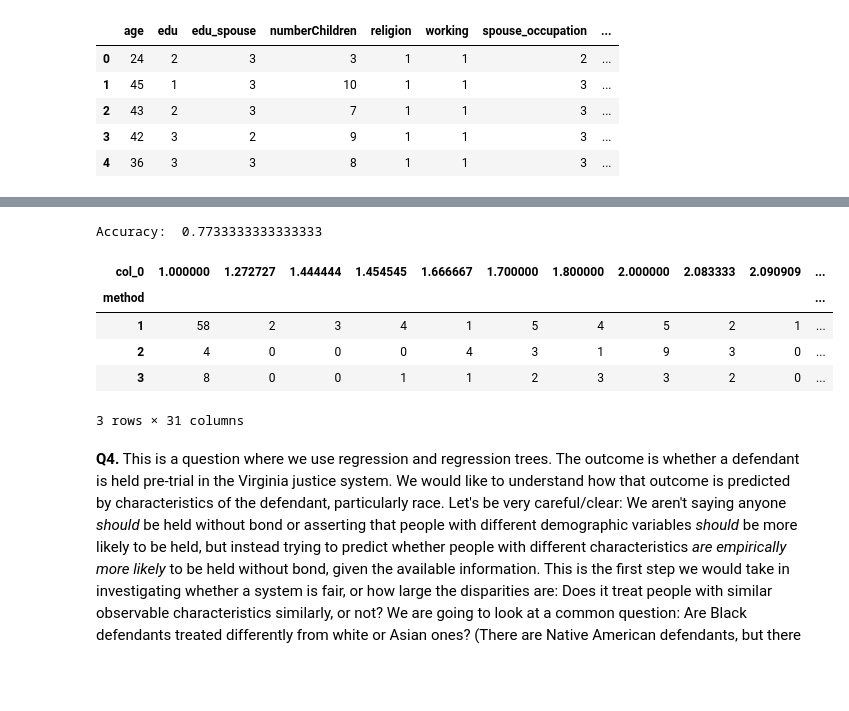
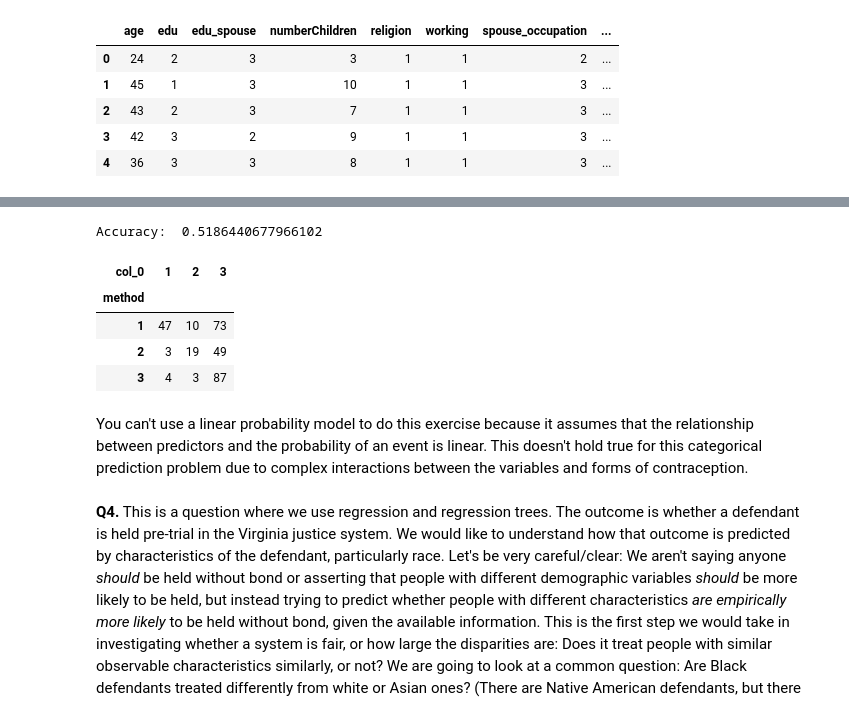
Before and after one commit to racheljhuh/assignment4, a Jupyter notebook: assignment4.ipynb, the cells around one changed output, grey strips where cells are left out. Drawn from its saved outputs; the diff is of its cells as text; code cells hidden in the pictures; blank space fills up the shorter version.

```diff
--- a/assignment4.ipynb
+++ b/assignment4.ipynb
@@ -415,5 +476,5 @@ plt.show()
 # %%
-model = tree.DecisionTreeClassifier(max_depth=10)  # Use DecisionTreeClassifier instead of DecisionTreeRegressor
+model = tree.DecisionTreeClassifier(max_depth=3)  # Use DecisionTreeClassifier instead of DecisionTreeRegressor
 cart = model.fit(X_train, y_train)
 
 # Plot the tree
@@ -421,5 +482,7 @@ tree.plot_tree(cart, filled=True)
 plt.show()
 
 #What variables does the algorithm use? In broad terms, which groups of people are most likely to use each method of contraception?
-#The algorithm only used x[0] variable . In broad terms,
+#The algorithm only used the age, number of children, and education variables when the max_depth = 3. The people most likely to use short term contraception have under .5 children and are under the age of 37.5. The people most likely to use long term contraception fall under the same categories. The people who don't use any contraception are under the same categories but have slightly more people on the other side of the categories.
+#The people who don't use contraception have less children than .5 but are pretty spread all over in terms of education and number of children.
+#A lot of people under the age of 37.5 and had an education level under 2.5 used short and long term contraception.
 # %% [output]
@@ -427,17 +490,19 @@ plt.show()
 # %%
 y_hat = cart.predict(X_test)
 tab = pd.crosstab(y_test,y_hat) # Compute confusion matrix
+tab
 acc = (tab.iloc[0,0]+tab.iloc[1,1]+tab.iloc[2, 2])/(tab.iloc[0,0]+tab.iloc[1,1]+tab.iloc[2,2]+tab.iloc[0,1]+tab.iloc[0,2]+tab.iloc[1,0]+tab.iloc[2,0]+tab.iloc[2,1]+tab.iloc[1,2]) # Compute Accuracy
 print('Accuracy: ', acc, '\n')
 pd.crosstab(y_test,y_hat)
 # %% [output]
-Accuracy:  0.7733333333333333
+Accuracy:  0.5186440677966102
-| col_0 | 1.000000 | 1.272727 | 1.444444 | 1.454545 | 1.666667 | 1.700000 | 1.800000 | 2.000000 | 2.083333 | 2.090909 | ... |
-| method |  |  |  |  |  |  |  |  |  |  | ... |
-| 1 | 58 | 2 | 3 | 4 | 1 | 5 | 4 | 5 | 2 | 1 | ... |
-| 2 | 4 | 0 | 0 | 0 | 4 | 3 | 1 | 9 | 3 | 0 | ... |
-| 3 | 8 | 0 | 0 | 1 | 1 | 2 | 3 | 3 | 2 | 0 | ... |
+| col_0 | 1 | 2 | 3 |
+| method |  |  |  |
+| 1 | 47 | 10 | 73 |
+| 2 | 3 | 19 | 49 |
+| 3 | 4 | 3 | 87 |
-3 rows × 31 columns
+# %% [markdown]
+You can't use a linear probability model to do this exercise because it assumes that the relationship between predictors and the probability of an event is linear. This doesn't hold true for this categorical prediction problem due to complex interactions between the variables and forms of contraception.
 # %% [markdown]
 **Q4.** This is a question where we use regression and regression trees. The outcome is whether a defendant is held pre-trial in the Virginia justice system. We would like to understand how that outcome is predicted by characteristics of the defendant, particularly race. Let's be very careful/clear: We aren't saying anyone *should* be held without bond or asserting that people with different demographic variables *should* be more likely to be held, but instead trying to predict whether people with different characteristics *are empirically more likely* to be held without bond, given the available information. This is the first step we would take in investigating whether a system is fair, or how large the disparities are: Does it treat people with similar observable characteristics similarly, or not? We are going to look at a common question: Are Black defendants treated differently from white or Asian ones? (There are Native American defendants, but there are 11 in total, which is such a small number of observations that is difficult to clearly say anything about how this group is treated relative to the others.)
 
```
Also changed, not shown: parts of 5 cells of this notebook.
